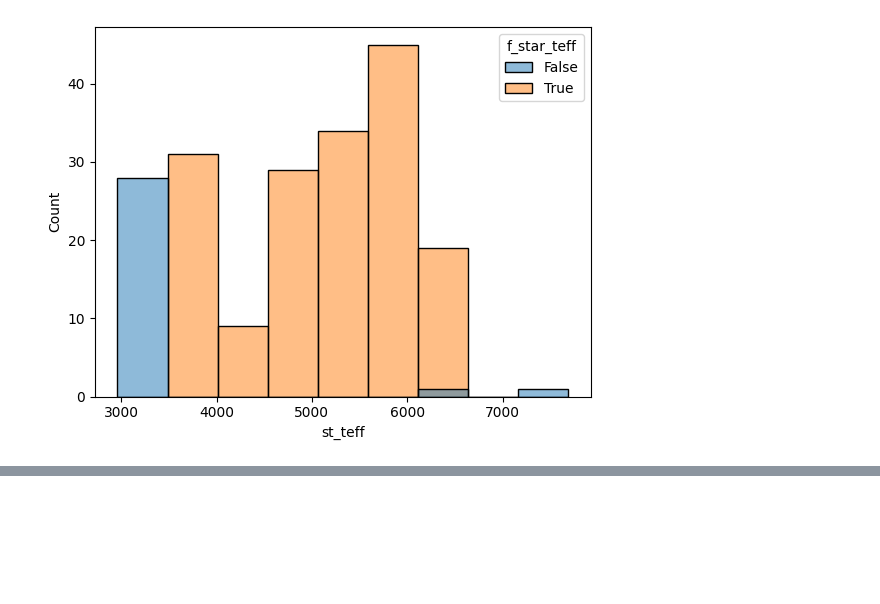
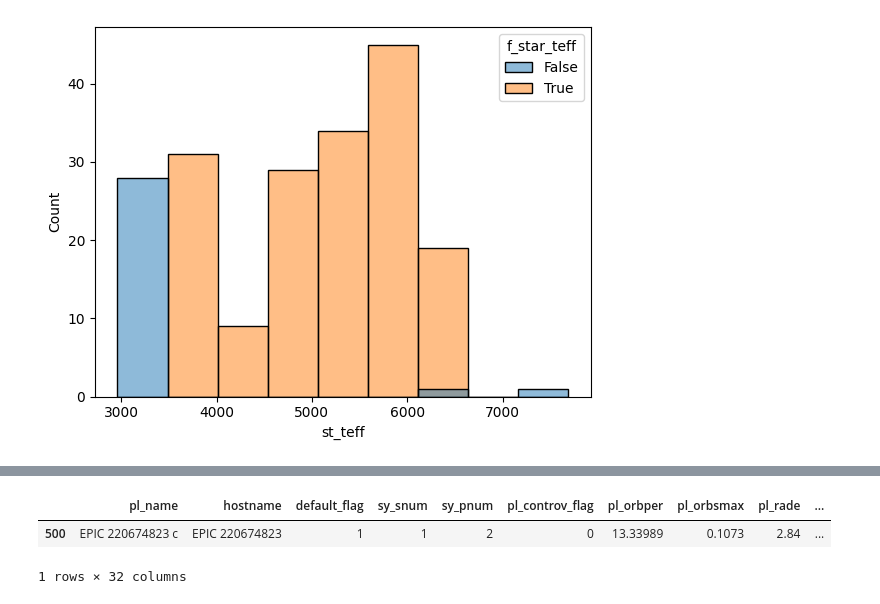
Before and after one commit to Thespaceblade/The-Search-for-a-Second-Earth, a Jupyter notebook: Visualcode.ipynb, the cells around one changed output, grey strips where cells are left out. Saved outputs shown, nothing was run; the diff lists cells and outputs as text; code cells hidden in the pictures; blank space fills up the shorter version.

```diff
--- a/Visualcode.ipynb
+++ b/Visualcode.ipynb
@@ -171,0 +223,6 @@ sns.histplot(data=df_cleaned,x="st_teff",hue="f_star_teff")
+# %%
+df_cleaned.head(1)
+# %% [output]
+|  | pl_name | hostname | default_flag | sy_snum | sy_pnum | pl_controv_flag | pl_orbper | pl_orbsmax | pl_rade | ... |
+| 500 | EPIC 220674823 c | EPIC 220674823 | 1 | 1 | 2 | 0 | 13.33989 | 0.1073 | 2.84 | ... |
+1 rows × 32 columns
```
Also changed, not shown: parts of 9 cells of this notebook, 1 other file.
